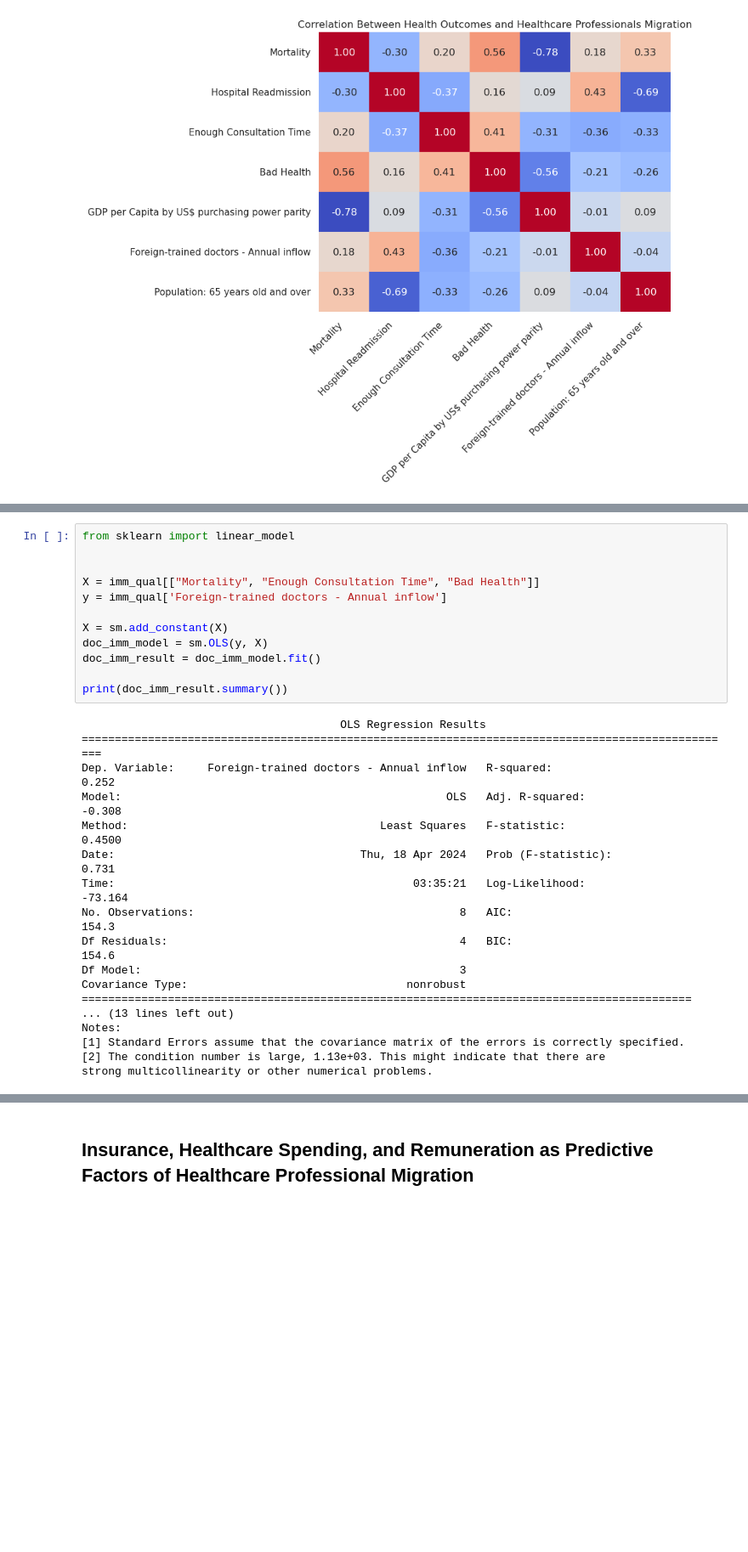
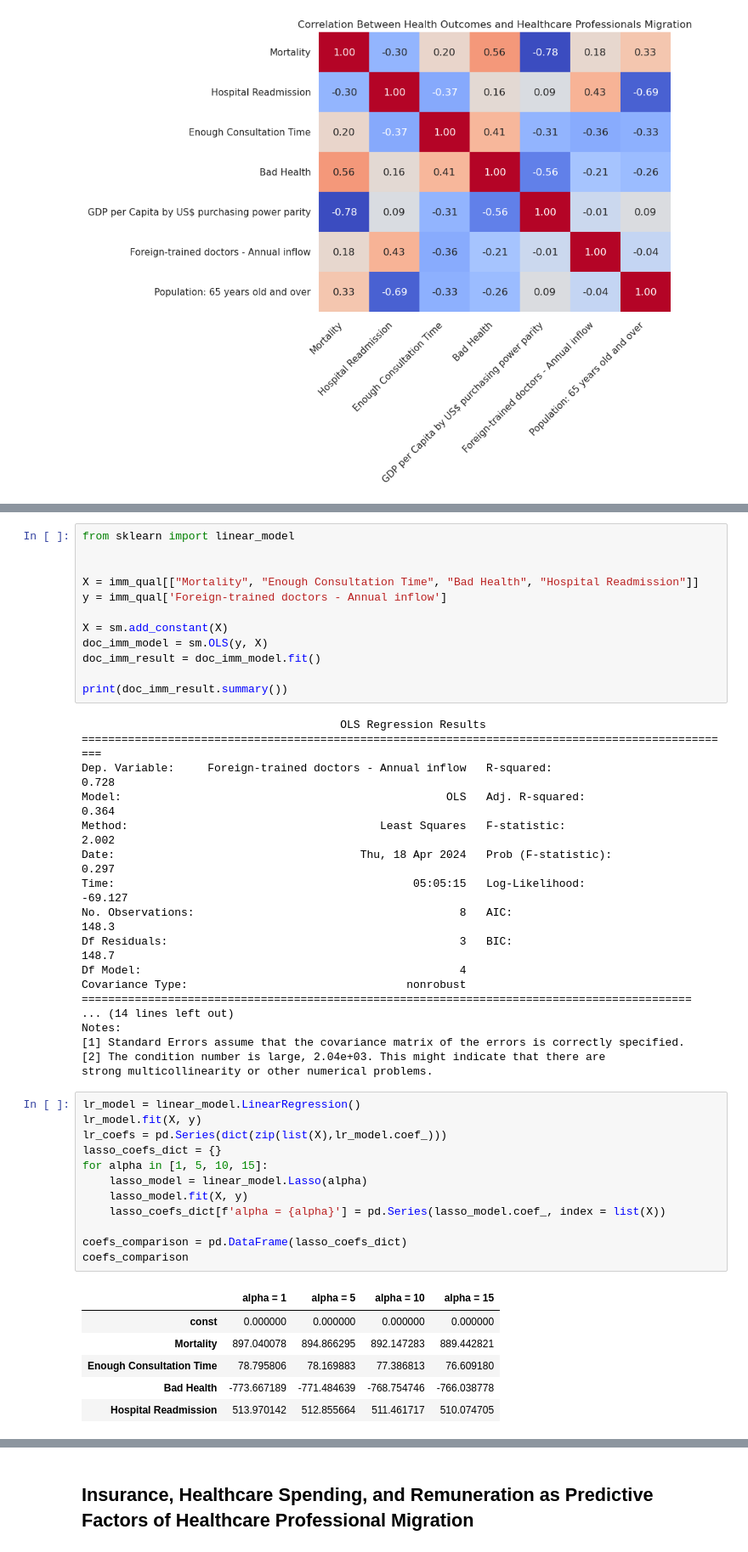
Before and after one commit to wren17/ECON323-Project, a Jupyter notebook: ECON323-FinalProject.ipynb, the cells around one changed output, grey strips where cells are left out. Shown at 85% size. Cells and saved outputs as stored; diff of their text form; blank space fills up the shorter version.

Commit message:
finalized workforce migration regression

```diff
--- a/ECON323-FinalProject.ipynb
+++ b/ECON323-FinalProject.ipynb
@@ -366,7 +368,7 @@ imm_qual
 from sklearn import linear_model
 
 
-X = imm_qual[["Mortality", "Enough Consultation Time", "Bad Health"]]
+X = imm_qual[["Mortality", "Enough Consultation Time", "Bad Health", "Hospital Readmission"]]
 y = imm_qual['Foreign-trained doctors - Annual inflow']
 
 X = sm.add_constant(X)
@@ -377,18 +379,37 @@ print(doc_imm_result.summary())
 # %% [output]
                                        OLS Regression Results
 ===================================================================================================
-Dep. Variable:     Foreign-trained doctors - Annual inflow   R-squared:                       0.252
-Model:                                                 OLS   Adj. R-squared:                 -0.308
-Method:                                      Least Squares   F-statistic:                    0.4500
-Date:                                     Thu, 18 Apr 2024   Prob (F-statistic):              0.731
-Time:                                             03:35:21   Log-Likelihood:                -73.164
-No. Observations:                                        8   AIC:                             154.3
-Df Residuals:                                            4   BIC:                             154.6
-Df Model:                                                3
+Dep. Variable:     Foreign-trained doctors - Annual inflow   R-squared:                       0.728
+Model:                                                 OLS   Adj. R-squared:                  0.364
+Method:                                      Least Squares   F-statistic:                     2.002
+Date:                                     Thu, 18 Apr 2024   Prob (F-statistic):              0.297
+Time:                                             05:05:15   Log-Likelihood:                -69.127
+No. Observations:                                        8   AIC:                             148.3
+Df Residuals:                                            3   BIC:                             148.7
+Df Model:                                                4
 Covariance Type:                                 nonrobust
 ============================================================================================
-... (13 lines left out)
+... (14 lines left out)
 Notes:
 [1] Standard Errors assume that the covariance matrix of the errors is correctly specified.
-[2] The condition number is large, 1.13e+03. This might indicate that there are
+[2] The condition number is large, 2.04e+03. This might indicate that there are
 strong multicollinearity or other numerical problems.
+# %%
+lr_model = linear_model.LinearRegression()
+lr_model.fit(X, y)
+lr_coefs = pd.Series(dict(zip(list(X),lr_model.coef_)))
+lasso_coefs_dict = {}
+for alpha in [1, 5, 10, 15]:
+    lasso_model = linear_model.Lasso(alpha)
+    lasso_model.fit(X, y)
+    lasso_coefs_dict[f'alpha = {alpha}'] = pd.Series(lasso_model.coef_, index = list(X))
+
+coefs_comparison = pd.DataFrame(lasso_coefs_dict)
+coefs_comparison
+# %% [output]
+|  | alpha = 1 | alpha = 5 | alpha = 10 | alpha = 15 |
+| const | 0.000000 | 0.000000 | 0.000000 | 0.000000 |
+| Mortality | 897.040078 | 894.866295 | 892.147283 | 889.442821 |
+| Enough Consultation Time | 78.795806 | 78.169883 | 77.386813 | 76.609180 |
+| Bad Health | -773.667189 | -771.484639 | -768.754746 | -766.038778 |
+| Hospital Readmission | 513.970142 | 512.855664 | 511.461717 | 510.074705 |
```
Also changed, not shown: parts of 14 cells of this notebook.
